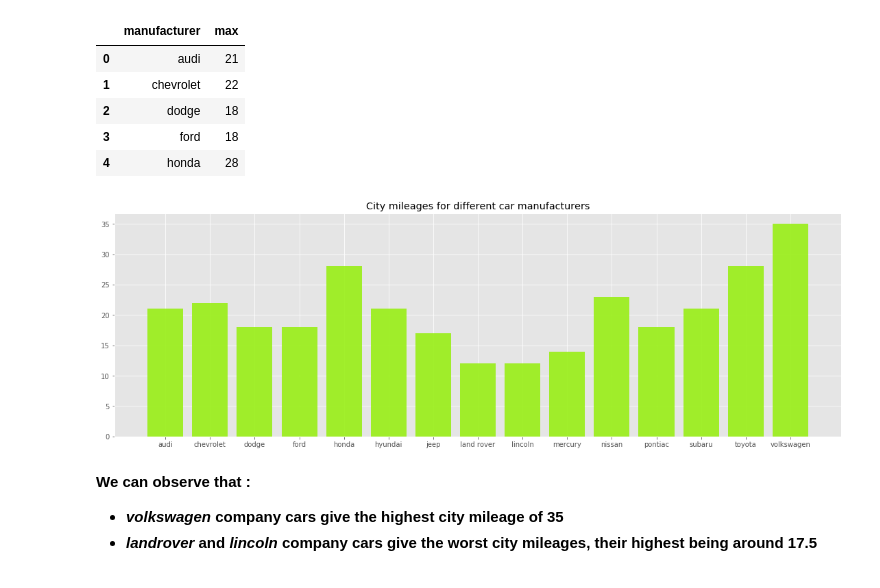
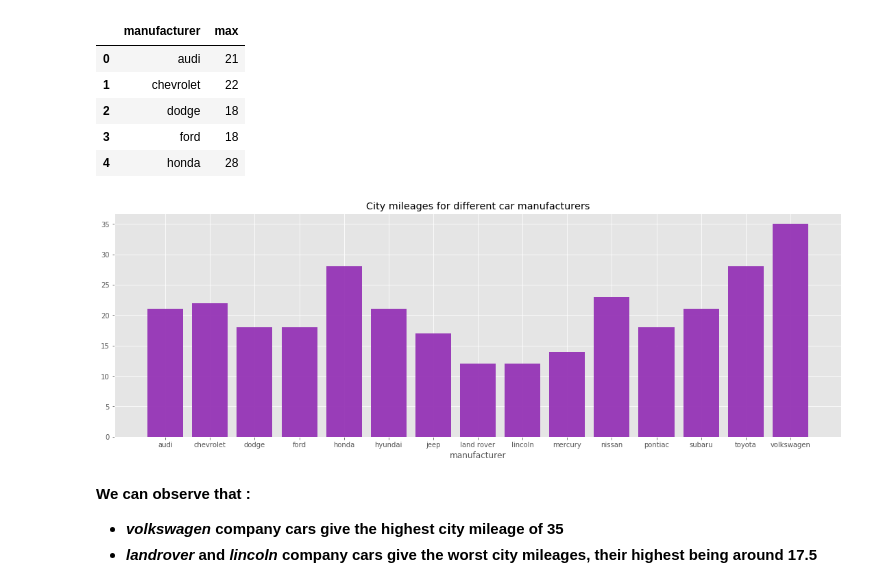
Before and after one commit to anish2197/data-analystics, a Jupyter notebook: Day 2.ipynb, the cells around one changed output. Saved outputs shown, nothing was run; the diff lists cells and outputs as text; code cells hidden in the pictures.

```diff
--- a/Day 2.ipynb
+++ b/Day 2.ipynb
@@ -68,12 +69,13 @@ df2.head()
 # %%
 color = (np.random.random(),np.random.random(),np.random.random(),np.random.uniform(0.9,0.99))
 plt.style.use("ggplot")
 plt.figure(figsize=(19,6))
 plt.title("City mileages for different car manufacturers")
 plt.bar(x, df2["max"], color=color)
+plt.xlabel("manufacturer")
 plt.show()
 # %% [output]
-[figure, old version]
+[figure, new version]
 # %% [markdown]
 **We can observe that :**
 * ***volkswagen* company cars give the highest city mileage of 35**
```
Also changed, not shown: parts of 8 cells of this notebook, 5 other files.
